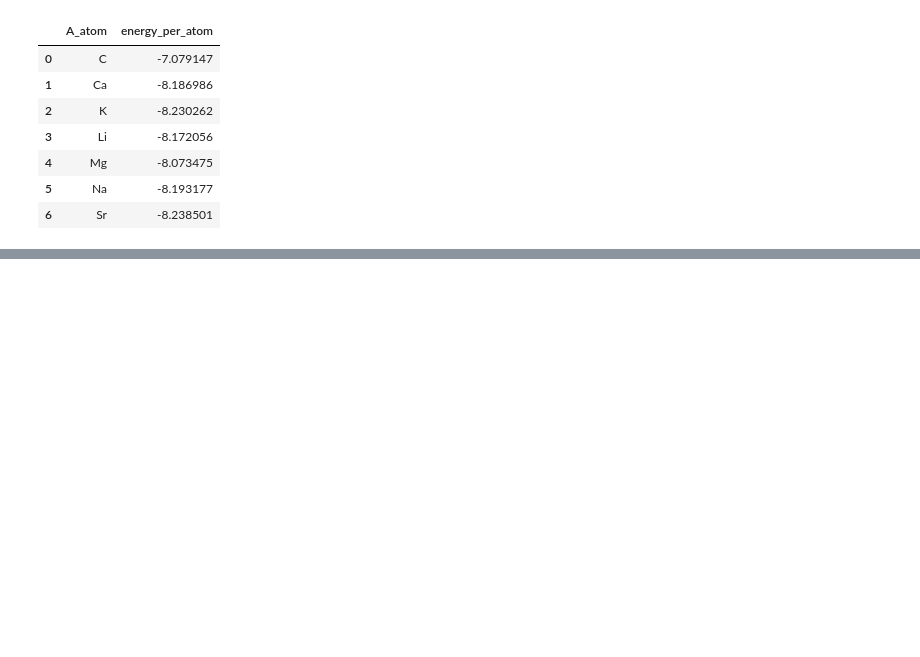
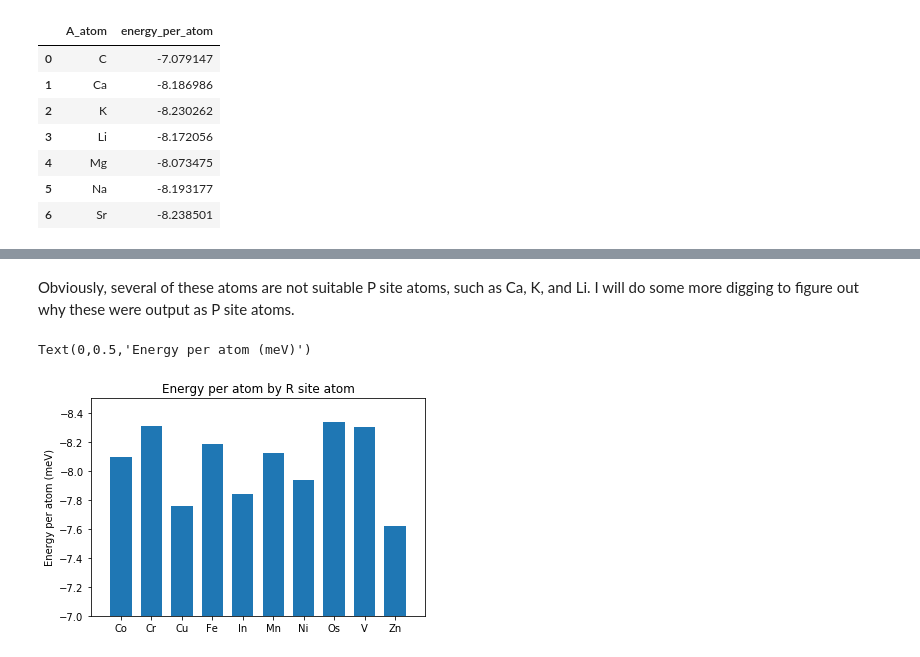
Before and after one commit to ewoodbury/my_pba_analysis, a Jupyter notebook: PBA Preliminary Analysis.ipynb, the cells around one changed output, grey strips where cells are left out. Drawn from its saved outputs; the diff is of its cells as text; code cells hidden in the pictures; blank space fills up the shorter version.

```diff
--- a/PBA Preliminary Analysis.ipynb
+++ b/PBA Preliminary Analysis.ipynb
@@ -236,0 +228,13 @@ pba_dict[457]
+# %% [markdown]
+Obviously, several of these atoms are not suitable P site atoms, such as Ca, K, and Li. I will do some more digging to figure out why these were output as P site atoms.
+# %%
+#Doing the same thing for R site atom:
+pba_by_R_atom = pba_df[['energy_per_atom','R_atom']].groupby('R_atom', as_index = False).mean()
+pba_by_R_atom = pba_by_R_atom.drop(6) #Drops entry with N as R site atom
+plt.bar(pba_by_R_atom['R_atom'],pba_by_R_atom['energy_per_atom'], width = 0.7)
+plt.axis([-1,10,-7,-8.5])
+plt.title('Energy per atom by R site atom')
+plt.ylabel('Energy per atom (meV)')
+# %% [output]
+Text(0,0.5,'Energy per atom (meV)')
+[figure, added]
```
Also changed, not shown: parts of 3 cells of this notebook.
